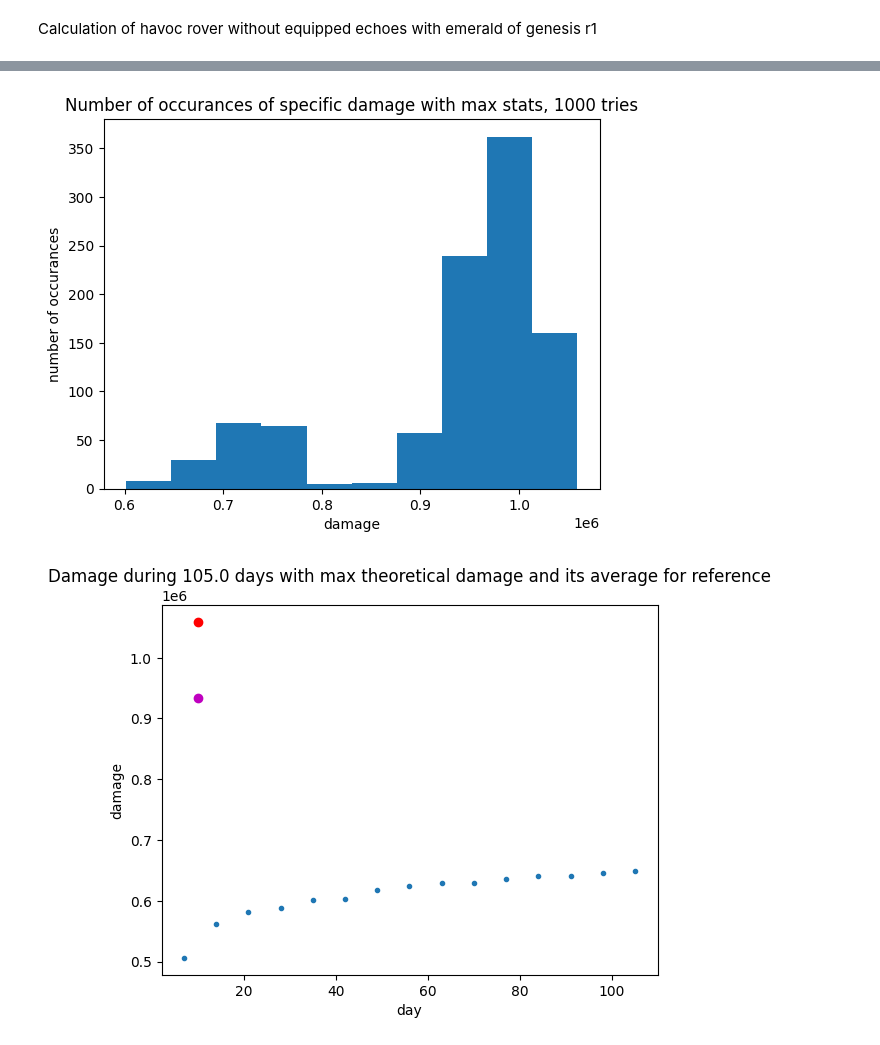
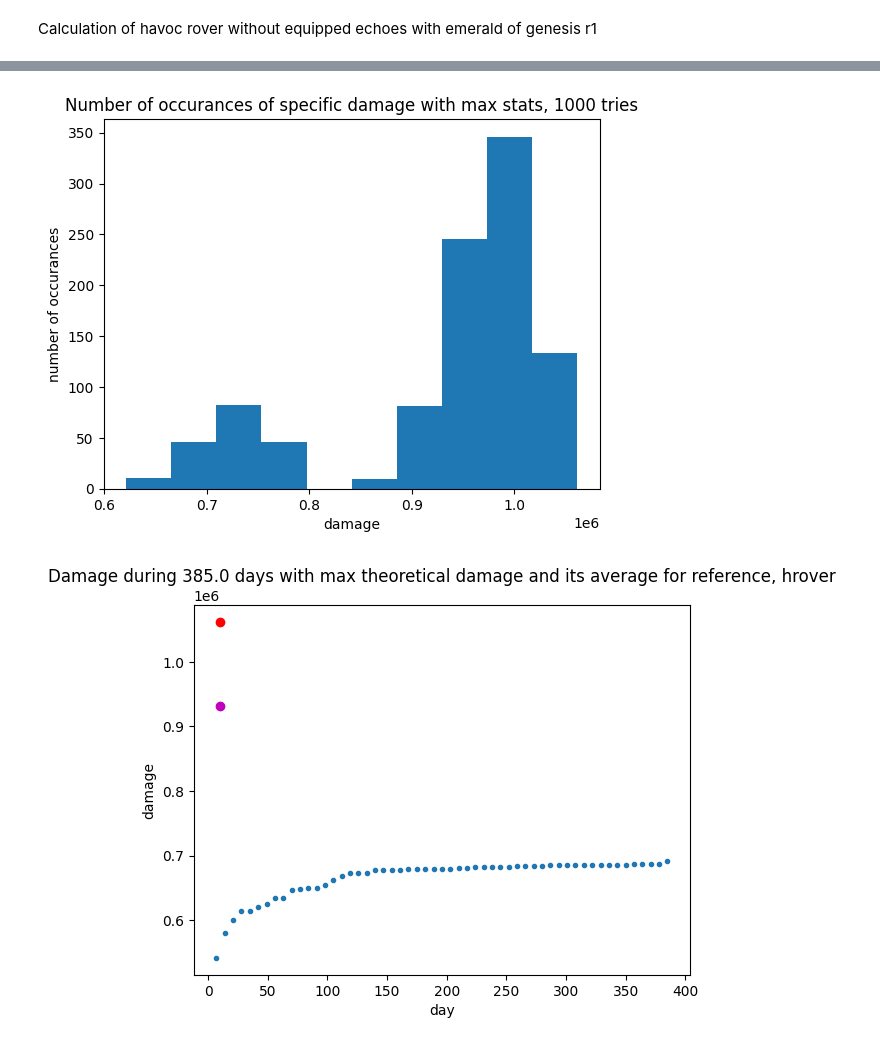
Before and after one commit to Devastator-dev/echoes_public, a Jupyter notebook: calculations_and_graphs.ipynb, the cells around one changed output, grey strips where cells are left out. Saved outputs shown, nothing was run; the diff lists cells and outputs as text; code cells hidden in the pictures.

```diff
--- a/calculations_and_graphs.ipynb
+++ b/calculations_and_graphs.ipynb
@@ -10,5 +10,5 @@ import numpy as np
 import matplotlib
 import matplotlib.pyplot as plt
 # %%
-average_damages_through_days,percentages_of_max,list_of_days=addfun.simulate_rover_echo_farming(15,6,True,True)
+average_damages_through_days,percentages_of_max,list_of_days=addfun.simulate_rover_echo_farming(55,6,True,True)
 # %% [output]
@@ -35,5 +35,4 @@ damage new 2: 254361199.31822586 damage old: 249361798.1123958
 # %%
-
 
 Rover_Havoc=ech.Character(ech.set_sse,10825,413,1259,125,5,150,ech.weapon_emerald_of_genesis,'Havoc Rover',ech.main_ha_dmg,0,12,12)
 Rover_Havoc._apply_weapon_conditional_bonuses()
@@ -49,18 +48,18 @@ Rover_Havoc._total_elem_dmg=112
 Rover_Havoc.print_character_stats()
 
 for i in range(1000):
-    damage.append(dmgfun.calculate_rover_combo_damage(Rover_Havoc))
+    damage.append(dmgfun.calculate_hrover_combo_damage(Rover_Havoc))
 
 print(damage)
 
 fig,ax=plt.subplots()
 ax.hist(damage)
 ax.set(title='Number of occurances of specific damage with max stats, 1000 tries',xlabel='damage',ylabel='number of occurances')
-plt.savefig('max damage.png',format='png')
+plt.savefig('Output/Graphs/max damage.png',format='png')
 
 fig,ax=plt.subplots()
 ax.plot(np.cumsum(list_of_days),average_damages_through_days,'.')
-titstr='Damage during '+str(np.sum(list_of_days))+' days with max theoretical damage and its average for reference'
+titstr='Damage during '+str(np.sum(list_of_days))+' days with max theoretical damage and its average for reference, hrover'
 ax.set(title=titstr,xlabel='day',ylabel='damage')
 ax.plot(10,max(damage),'ro')
 ax.plot(10,np.mean(damage),'mo')
@@ -88,2 +87,2 @@ Name:  Havoc Rover
-[figure, old version]
+[figure, new version]
-[figure, old version]
+[figure, new version]
```
Also changed, not shown: parts of 4 cells of this notebook, 3 other files.
